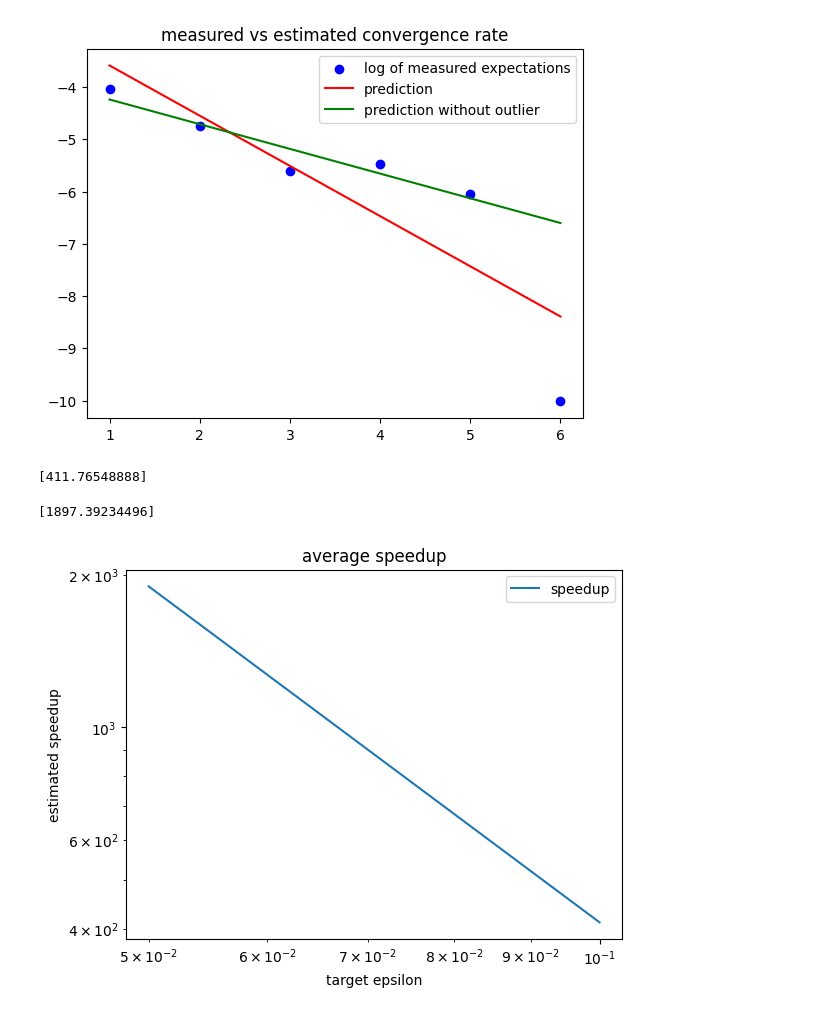
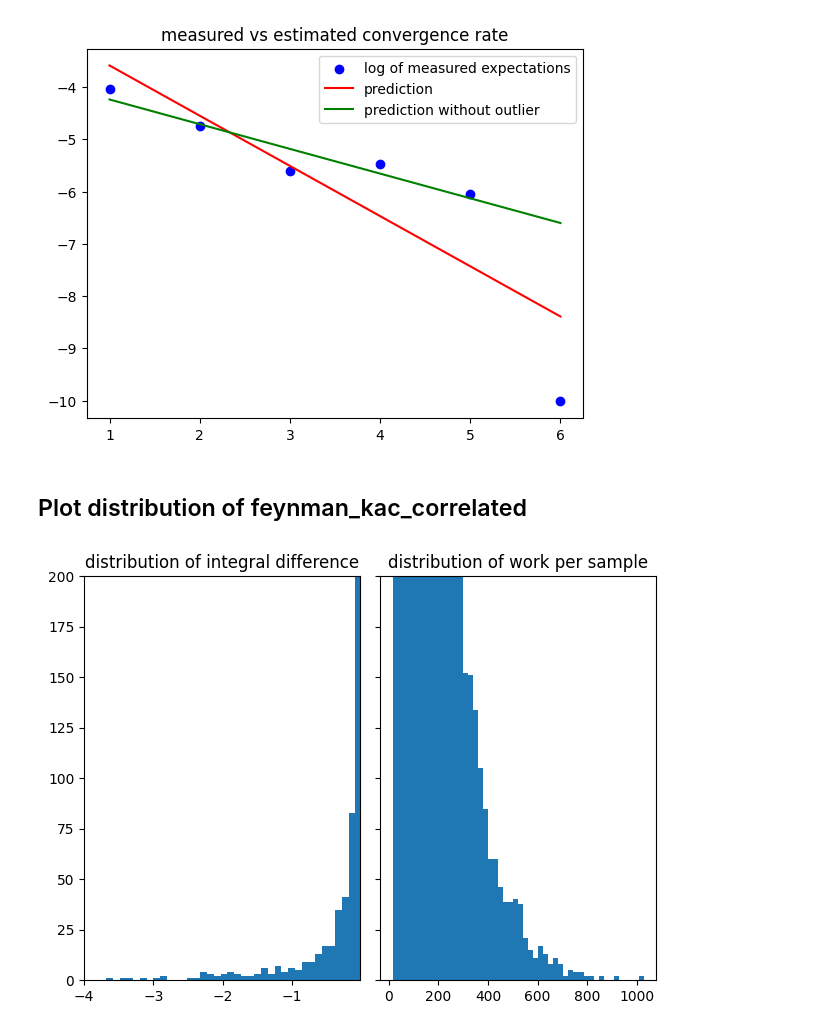
Before and after one commit to casparschucan/feynman-kac-python, a Jupyter notebook: src/experiments.ipynb, the cells around one changed output. Drawn from its saved outputs; the diff is of its cells as text; code cells hidden in the pictures.

Commit message:
plot integral distribution

```diff
--- a/src/experiments.ipynb
+++ b/src/experiments.ipynb
@@ -188,29 +188,38 @@ plt.show
 # %% [output]
 <function matplotlib.pyplot.show(close=None, block=None)>
 [figure]
-# %%
-import matplotlib.pyplot as plt
-from main import check_mlmc_speedup
-N = 50
-x = y = .5
-dt0 = .01
-epsilons = [.1, .05, .025, .0125]
-speedups = []
-
-for eps in epsilons:
-    speedups.append(check_mlmc_speedup(N, eps, dt0))
-
-
-# Log-Log plot
-plt.loglog(epsilons, speedups, label="speedup")
-plt.title("average speedup")
-plt.xlabel("target epsilon")
-plt.ylabel("estimated speedup")
-plt.legend()
-
-# Show plots
-plt.show()
-# %% [output]
-[411.76548888]
-[1897.39234496]
-[figure, removed]
+# %% [markdown]
+## Plot distribution of feynman_kac_correlated
+# %%
+from random_walk import feynman_kac_correlated
+from tqdm.notebook import tqdm
+import matplotlib.pyplot as plt
+
+N_samples = 10000
+dt = .001
+level = 1
+dt_ratio = 2
+x = .5
+y = .5
+args = (x, y, test_bound, test_rhs, dt, level, dt_ratio)
+
+integrals = np.zeros(N_samples)
+work = np.zeros(N_samples)
+for i in tqdm(range(N_samples)):
+    integrals[i], work[i], _ = feynman_kac_correlated(args)
+# %%
+n_bins=50
+fig, axs = plt.subplots(1, 2, sharey=True, tight_layout=True)
+
+# We can set the number of bins with the *bins* keyword argument.
+axs[0].hist(integrals, bins=n_bins)
+axs[0].set_xlim(-4, -.01)
+axs[0].set_ylim(0, 200)
+axs[0].set_title("distribution of integral difference")
+
+axs[1].hist(work, bins=n_bins)
+axs[1].set_title("distribution of work per sample")
+
+plt.show()
+# %% [output]
+[figure, added]
```
